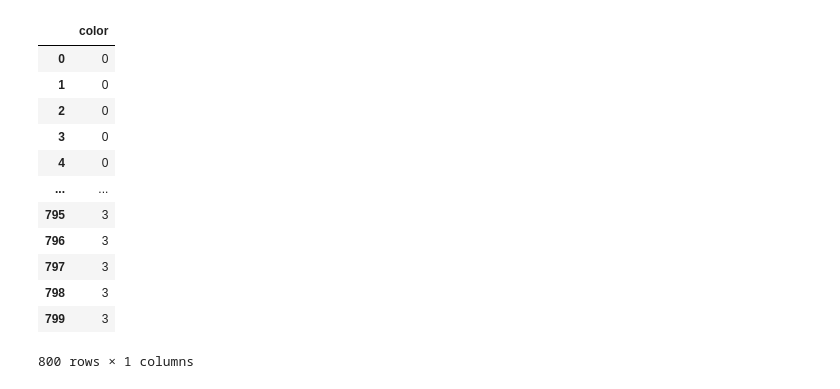
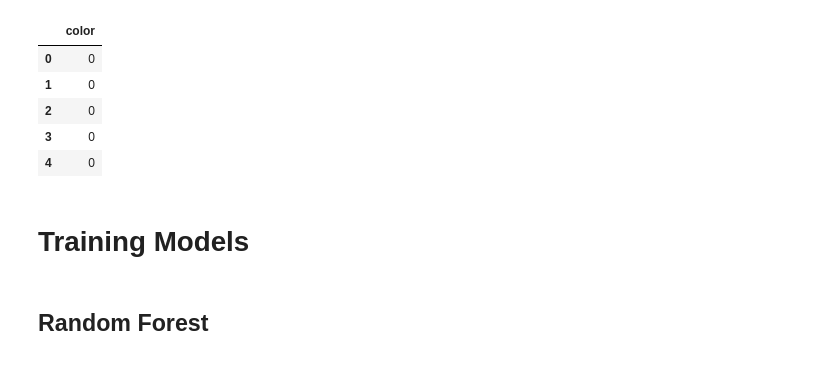
Before and after one commit to aadityane93/SortingLine-ml, a Jupyter notebook: Feature_Selection_and_Model_Training.ipynb, the cells around one changed output. Drawn from its saved outputs; the diff is of its cells as text; code cells hidden in the pictures.

```diff
--- a/Feature_Selection_and_Model_Training.ipynb
+++ b/Feature_Selection_and_Model_Training.ipynb
@@ -132,19 +123,16 @@ selected_features_test
-# %%
-extracted_test_target
-# %% [output]
-|  | color |
-| 0 | 0 |
-| 1 | 0 |
-| 2 | 0 |
-| 3 | 0 |
-| 4 | 0 |
-| ... | ... |
-| 795 | 3 |
-| 796 | 3 |
-| 797 | 3 |
-| 798 | 3 |
-| 799 | 3 |
-800 rows × 1 columns
+# %%
+extracted_train_target.head()
+# %% [output]
+|  | color |
+| 0 | 0 |
+| 1 | 0 |
+| 2 | 0 |
+| 3 | 0 |
+| 4 | 0 |
+# %% [markdown]
+# Training Models
+# %% [markdown]
+## Random Forest
 # %%
 model = RandomForestClassifier()
 model.fit(selected_features_train,extracted_train_target)
```
Also changed, not shown: parts of 29 cells of this notebook.
